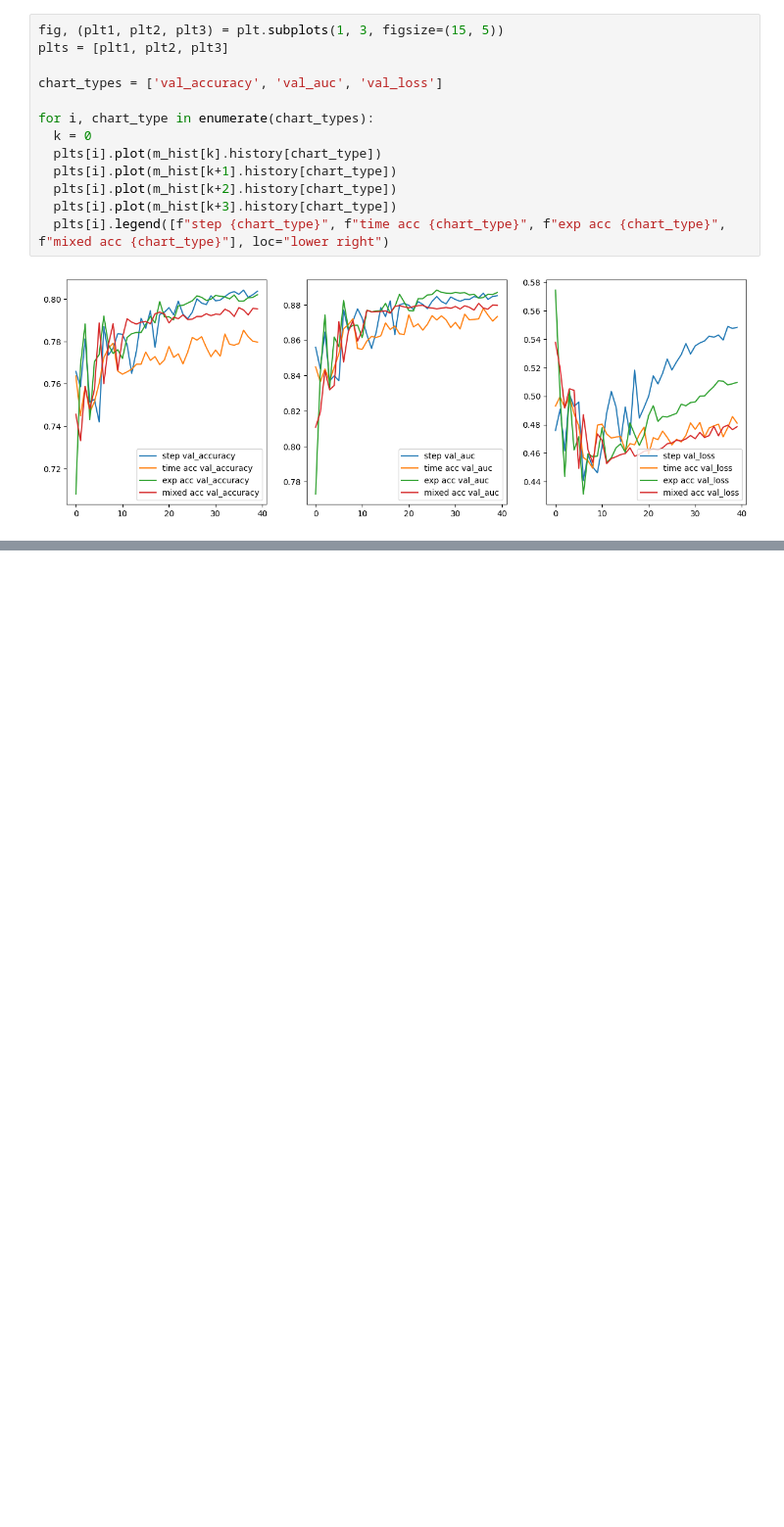
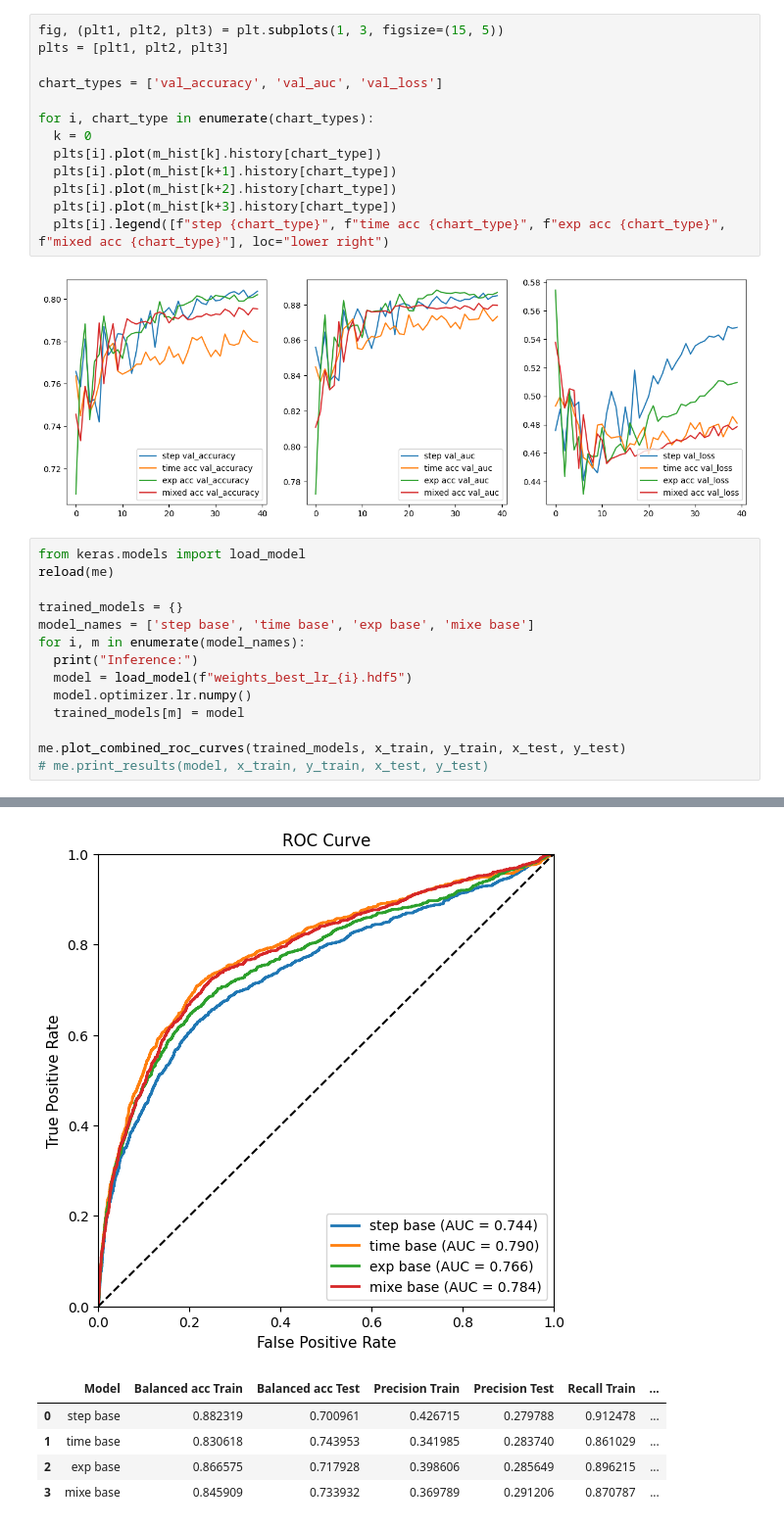
Before and after one commit to 23233408/CAPSTONE, a Jupyter notebook: Kha Huynh/FineTune_learningRate.ipynb, the cells around one changed output, grey strips where cells are left out. Shown at 98% size. Cells and saved outputs as stored; diff of their text form; blank space fills up the shorter version.

Commit message:
fine-tune model structures

```diff
--- a/Kha Huynh/FineTune_learningRate.ipynb
+++ b/Kha Huynh/FineTune_learningRate.ipynb
@@ -373,3 +373,18 @@ for i, chart_type in enumerate(chart_types):
   plts[i].legend([f"step {chart_type}", f"time acc {chart_type}", f"exp acc {chart_type}", f"mixed acc {chart_type}"], loc="lower right")
 # %% [output]
 [figure]
+# %%
+from keras.models import load_model
+reload(me)
+
+trained_models = {}
+model_names = ['step base', 'time base', 'exp base', 'mixe base']
+for i, m in enumerate(model_names):
+  print("Inference:")
+  model = load_model(f"weights_best_lr_{i}.hdf5")
+  model.optimizer.lr.numpy()
+  trained_models[m] = model
+
+me.plot_combined_roc_curves(trained_models, x_train, y_train, x_test, y_test)
+# me.print_results(model, x_train, y_train, x_test, y_test)
+# %% [output]
@@ -375,0 +403,6 @@ for i, chart_type in enumerate(chart_types):
+[figure, added]
+|  | Model | Balanced acc Train | Balanced acc Test | Precision Train | Precision Test | Recall Train | ... |
+| 0 | step base | 0.882319 | 0.700961 | 0.426715 | 0.279788 | 0.912478 | ... |
+| 1 | time base | 0.830618 | 0.743953 | 0.341985 | 0.283740 | 0.861029 | ... |
+| 2 | exp base | 0.866575 | 0.717928 | 0.398606 | 0.285649 | 0.896215 | ... |
+| 3 | mixe base | 0.845909 | 0.733932 | 0.369789 | 0.291206 | 0.870787 | ... |
```
Also changed, not shown: parts of 1 cell of this notebook, 6 other files.
